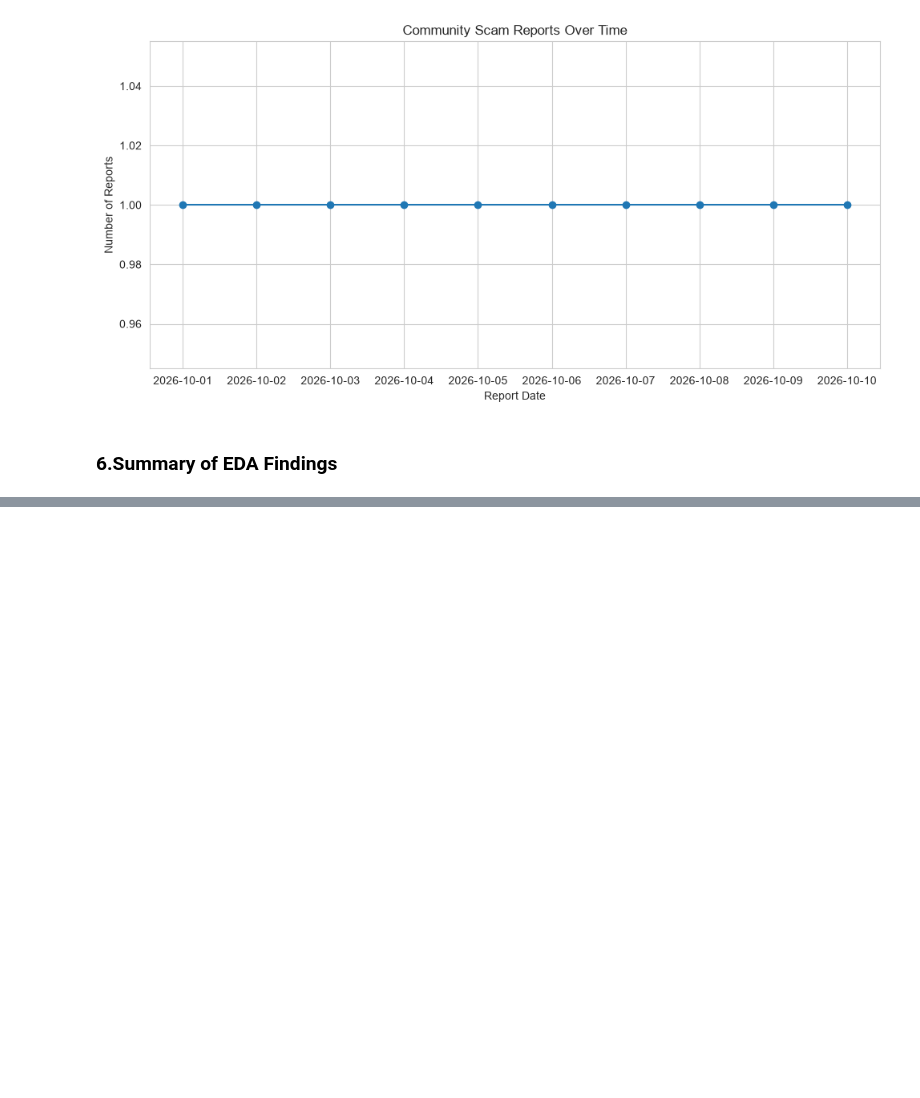
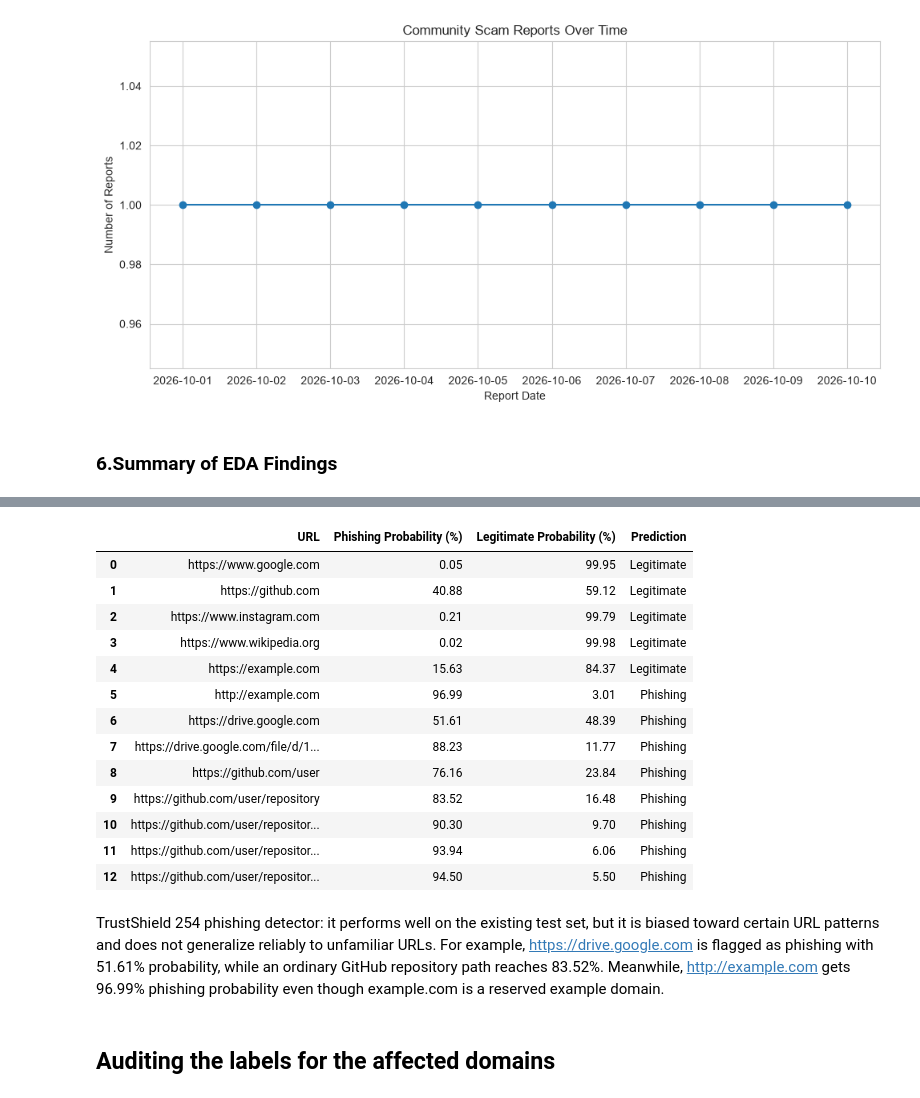
Before and after one commit to FGithaiga/TRUSTSHIELD, a Jupyter notebook: AI-ML/notebooks/index.ipynb, the cells around one changed output, grey strips where cells are left out. Drawn from its saved outputs; the diff is of its cells as text; code cells hidden in the pictures; blank space fills up the shorter version.

Commit message:
Update TrustShield AI/ML models and prediction app

```diff
--- a/AI-ML/notebooks/index.ipynb
+++ b/AI-ML/notebooks/index.ipynb
@@ -5388,0 +2463,10 @@ NORMAL SMS DETECTION
+# %%
+url = phishing_model_df["URL"].iloc[0]
+
+print("Type:", type(url))
+print("Length:", len(url))
+print("Start characters:", [repr(c) for c in url[:10]])
+print("Contains ]( :", "](" in url)
+print("Find ]( :", url.find("]("))
+print("Find final ) :", url.rfind(")"))
+print("End characters:", [repr(c) for c in url[-10:]])
@@ -5388,0 +3029,61 @@ NORMAL SMS DETECTION
+# %%
+
+# TESTING KNOWN URLS — COMPLETE RESULTS
+
+test_urls = [
+    "https://www.google.com",
+    "https://github.com",
+    "https://www.instagram.com",
+    "https://www.wikipedia.org",
+    "https://example.com",
+    "http://example.com",
+    "https://drive.google.com",
+    "https://drive.google.com/file/d/12345/view",
+    "https://github.com/user",
+    "https://github.com/user/repository",
+    "https://github.com/user/repository/blob/main/README.md",
+    "https://github.com/user/repository/raw/main/file.txt",
+    "https://github.com/user/repository/raw/main/file.exe"
+]
+
+X_known_urls = url_vectorizer.transform(
+    [normalize_url_text(url) for url in test_urls]
+)
+
+probabilities = url_logistic_model.predict_proba(X_known_urls)
+
+results = pd.DataFrame({
+    "URL": test_urls,
+    "Phishing Probability (%)": (
+        probabilities[:, 0] * 100
+    ).round(2),
+    "Legitimate Probability (%)": (
+        probabilities[:, 1] * 100
+    ).round(2),
+    "Prediction": [
+        "Phishing" if p == 0 else "Legitimate"
+        for p in url_logistic_model.predict(X_known_urls)
+    ]
+})
+
+results
+# %% [output]
+|  | URL | Phishing Probability (%) | Legitimate Probability (%) | Prediction |
+| 0 | https://www.google.com | 0.05 | 99.95 | Legitimate |
+| 1 | https://github.com | 40.88 | 59.12 | Legitimate |
+| 2 | https://www.instagram.com | 0.21 | 99.79 | Legitimate |
+| 3 | https://www.wikipedia.org | 0.02 | 99.98 | Legitimate |
+| 4 | https://example.com | 15.63 | 84.37 | Legitimate |
+| 5 | http://example.com | 96.99 | 3.01 | Phishing |
+| 6 | https://drive.google.com | 51.61 | 48.39 | Phishing |
+| 7 | https://drive.google.com/file/d/1... | 88.23 | 11.77 | Phishing |
+| 8 | https://github.com/user | 76.16 | 23.84 | Phishing |
+| 9 | https://github.com/user/repository | 83.52 | 16.48 | Phishing |
+| 10 | https://github.com/user/repositor... | 90.30 | 9.70 | Phishing |
+| 11 | https://github.com/user/repositor... | 93.94 | 6.06 | Phishing |
+| 12 | https://github.com/user/repositor... | 94.50 | 5.50 | Phishing |
+# %% [markdown]
+TrustShield 254 phishing detector: it performs well on the existing test set, but it is biased toward certain URL patterns and does not generalize reliably to unfamiliar URLs.
+For example, https://drive.google.com is flagged as phishing with 51.61% probability, while an ordinary GitHub repository path reaches 83.52%. Meanwhile, http://example.com gets 96.99% phishing probability even though example.com is a reserved example domain.
+# %% [markdown]
+## **Auditing the labels for the affected domains**
```
Also changed, not shown: parts of 284 cells of this notebook, 9 other files.
